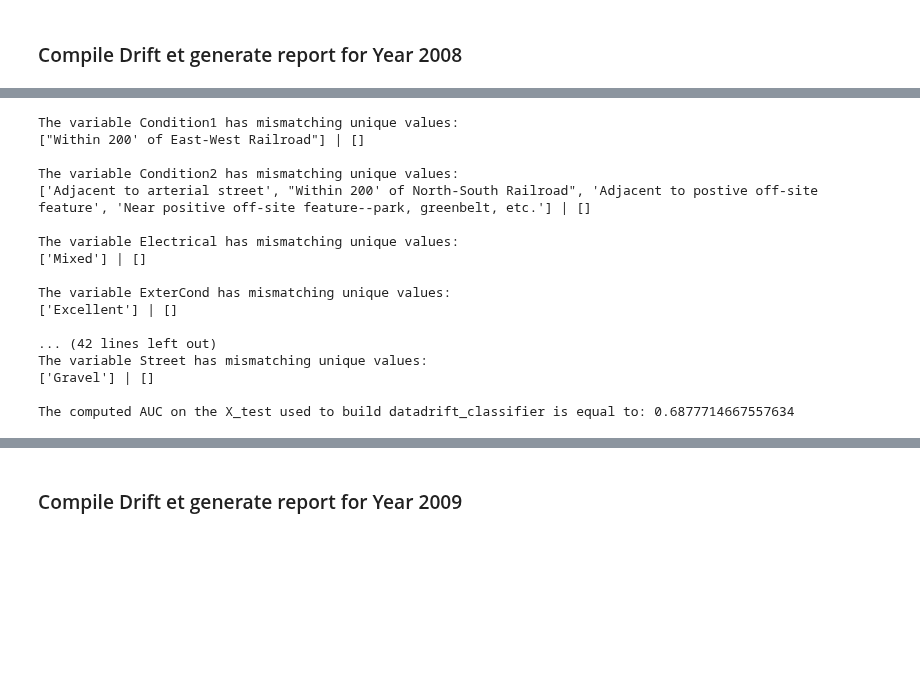
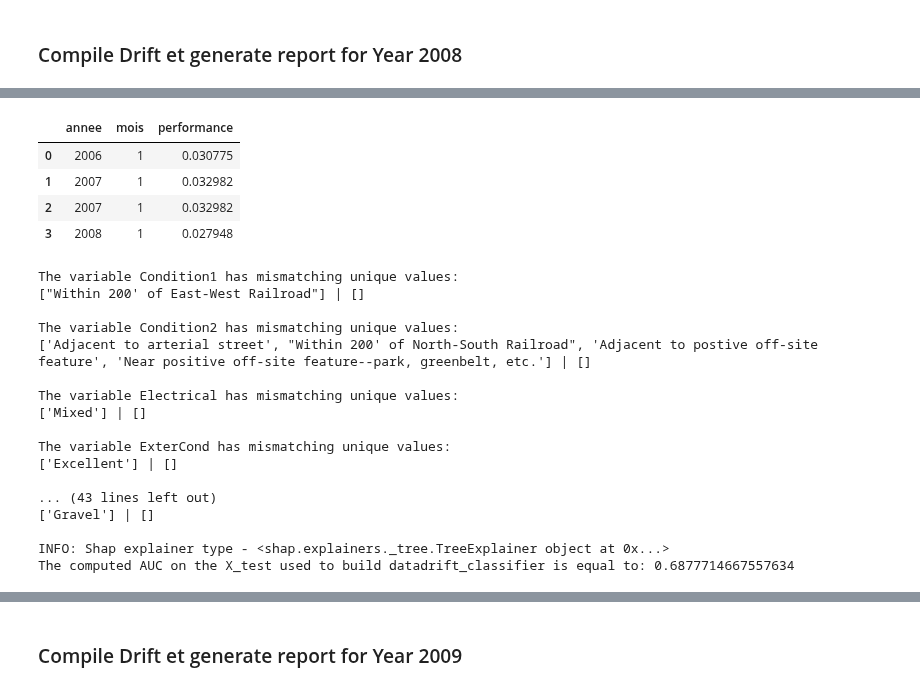
Before and after one commit to MAIF/eurybia, a Jupyter notebook: tutorial/model_drift/tutorial01-modeldrift.ipynb, the cells around one changed output, grey strips where cells are left out. Saved outputs shown, nothing was run; the diff lists cells and outputs as text; code cells hidden in the pictures; blank space fills up the shorter version.

```diff
--- a/tutorial/model_drift/tutorial01-modeldrift.ipynb
+++ b/tutorial/model_drift/tutorial01-modeldrift.ipynb
@@ -187,3 +212,10 @@ performance_2008
 # %%
-df_performance = df_performance.append({'annee': 2008, 'mois':1, 'performance': performance_2008}, ignore_index=True)
+df_performance = pd.concat([df_performance, pd.DataFrame([{'annee': 2008, 'mois': 1, 'performance': performance_2008}])], ignore_index=True)
+df_performance
+# %% [output]
+|  | annee | mois | performance |
+| 0 | 2006 | 1 | 0.030775 |
+| 1 | 2007 | 1 | 0.032982 |
+| 2 | 2007 | 1 | 0.032982 |
+| 3 | 2008 | 1 | 0.027948 |
 # %%
@@ -194,7 +228,7 @@ SD = SmartDrift(df_current=X_df_2008,
                )
 # %%
 SD.compile(full_validation=True, # Optional: to save time, leave the default False value. If True, analyze consistency on modalities between columns.
-           date_compile_auc = '01/01/2008', # Optional: useful when computing the drift for a time that is not now
+           date_compile_auc = date(2008,1,1), # Optional: useful when computing the drift for a time that is not now
            datadrift_file = "house_price_auc.csv" # Optional: name of the csv file that contains the performance history of data drift
           )
 # %% [output]
@@ -210,10 +244,10 @@ The variable Electrical has mismatching unique values:
 The variable ExterCond has mismatching unique values:
 ['Excellent'] | []
 
-... (42 lines left out)
-The variable Street has mismatching unique values:
+... (43 lines left out)
 ['Gravel'] | []
 
+INFO: Shap explainer type - <shap.explainers._tree.TreeExplainer object at 0x...>
 The computed AUC on the X_test used to build datadrift_classifier is equal to: 0.6877714667557634
 # %%
 SD.add_data_modeldrift(dataset=df_performance,metric='performance')
```
Also changed, not shown: parts of 25 cells of this notebook, 1 other file.
